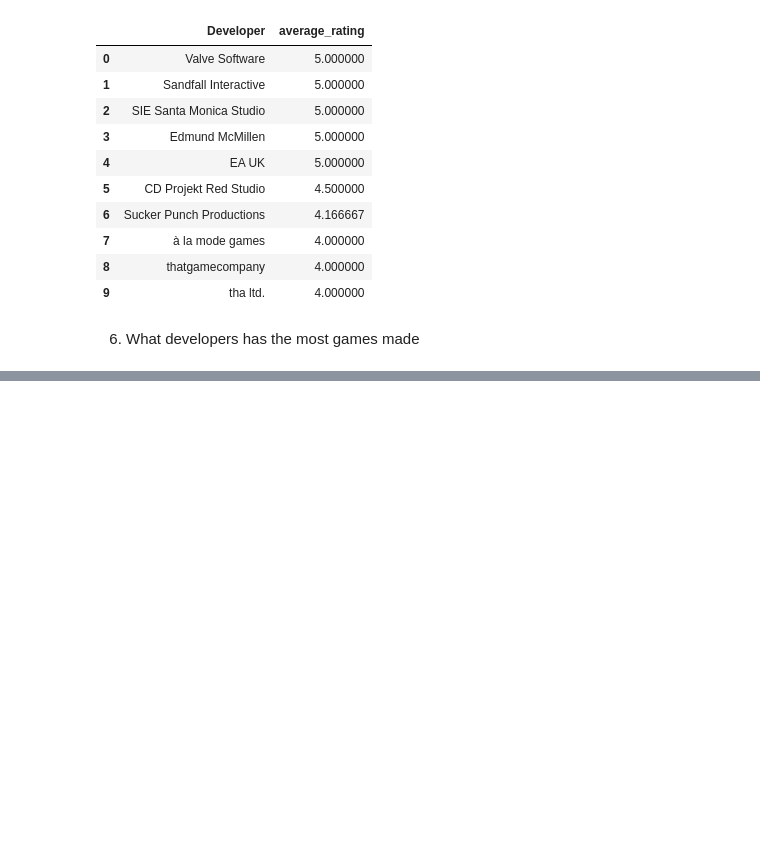
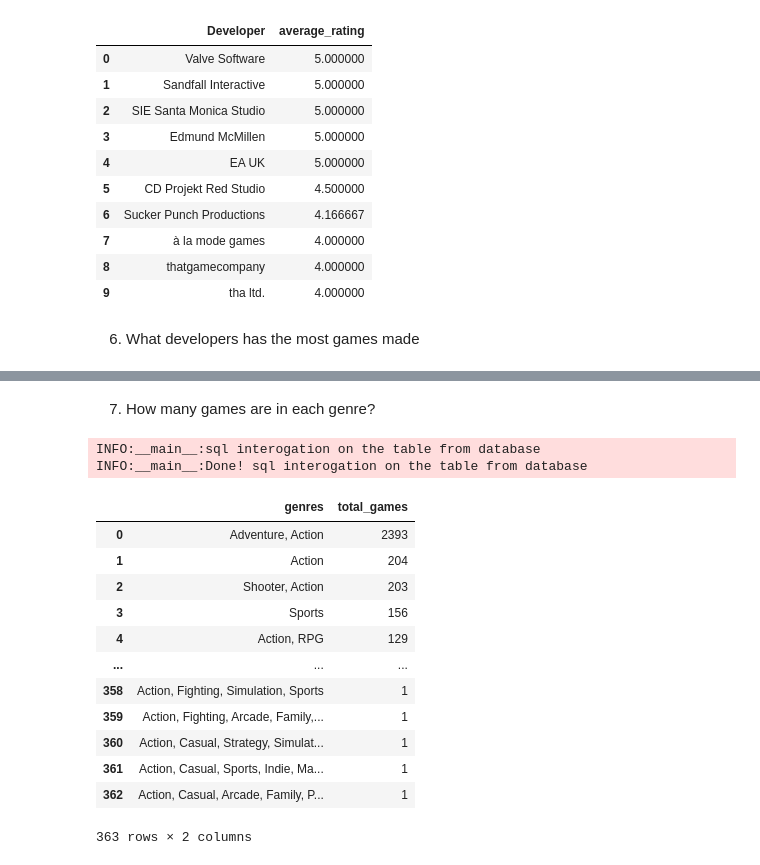
Before and after one commit to CalinP1/Playstation_work, a Jupyter notebook: PlayStation_Data_report.ipynb, the cells around one changed output, grey strips where cells are left out. Saved outputs shown, nothing was run; the diff lists cells and outputs as text; code cells hidden in the pictures; blank space fills up the shorter version.

Commit message:
9 querie done

```diff
--- a/PlayStation_Data_report.ipynb
+++ b/PlayStation_Data_report.ipynb
@@ -639,3 +641,32 @@ dev_with_most_games
 | 0 | Capcom | 82 |
 | 1 | Square Enix | 67 |
 | 2 | Omega Force | 55 |
+# %% [markdown]
+7) How many games are in each genre?
+# %%
+query_count_games_genre = """
+    SELECT genres, COUNT(Game) as total_games
+    FROM PlayStation_Games
+    GROUP BY genres
+    ORDER BY total_games DESC
+"""
+logger.info("sql interogation on the table from database")
+count_games_per_genre = pd.read_sql(query_count_games_genre, conn)
+logger.info("Done! sql interogation on the table from database")
+count_games_per_genre
+# %% [output]
+INFO:__main__:sql interogation on the table from database
+INFO:__main__:Done! sql interogation on the table from database
+|  | genres | total_games |
+| 0 | Adventure, Action | 2393 |
+| 1 | Action | 204 |
+| 2 | Shooter, Action | 203 |
+| 3 | Sports | 156 |
+| 4 | Action, RPG | 129 |
+| ... | ... | ... |
+| 358 | Action, Fighting, Simulation, Sports | 1 |
+| 359 | Action, Fighting, Arcade, Family,... | 1 |
+| 360 | Action, Casual, Strategy, Simulat... | 1 |
+| 361 | Action, Casual, Sports, Indie, Ma... | 1 |
+| 362 | Action, Casual, Arcade, Family, P... | 1 |
+363 rows × 2 columns
```
Also changed, not shown: parts of 6 cells of this notebook.
